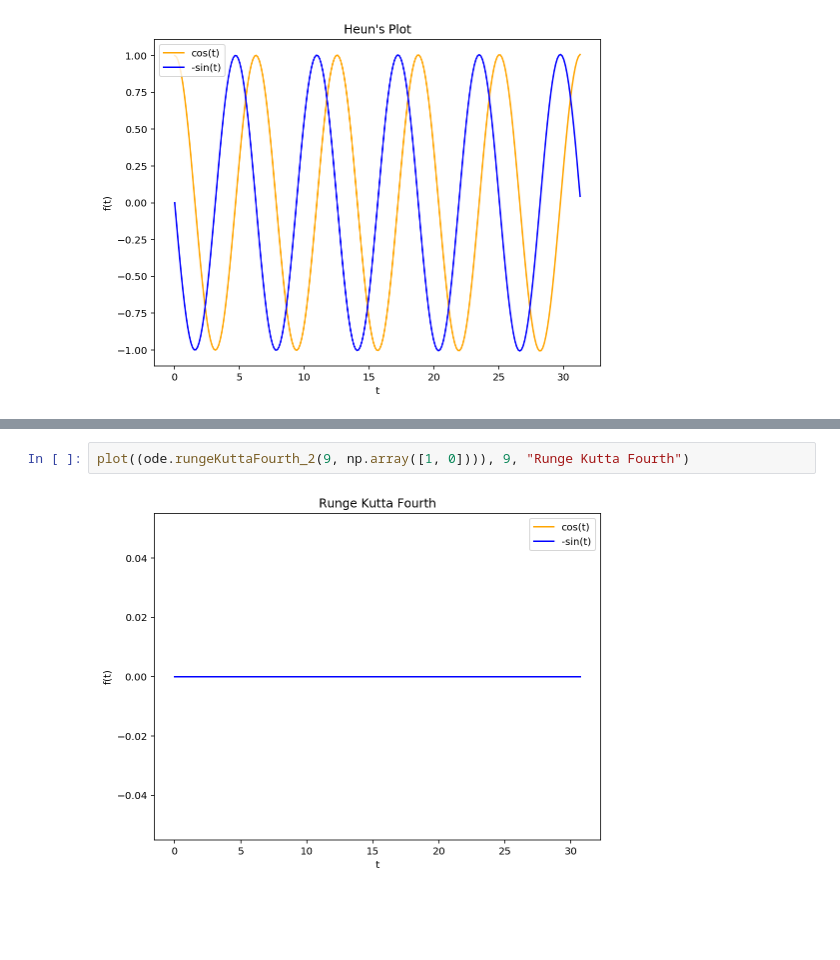
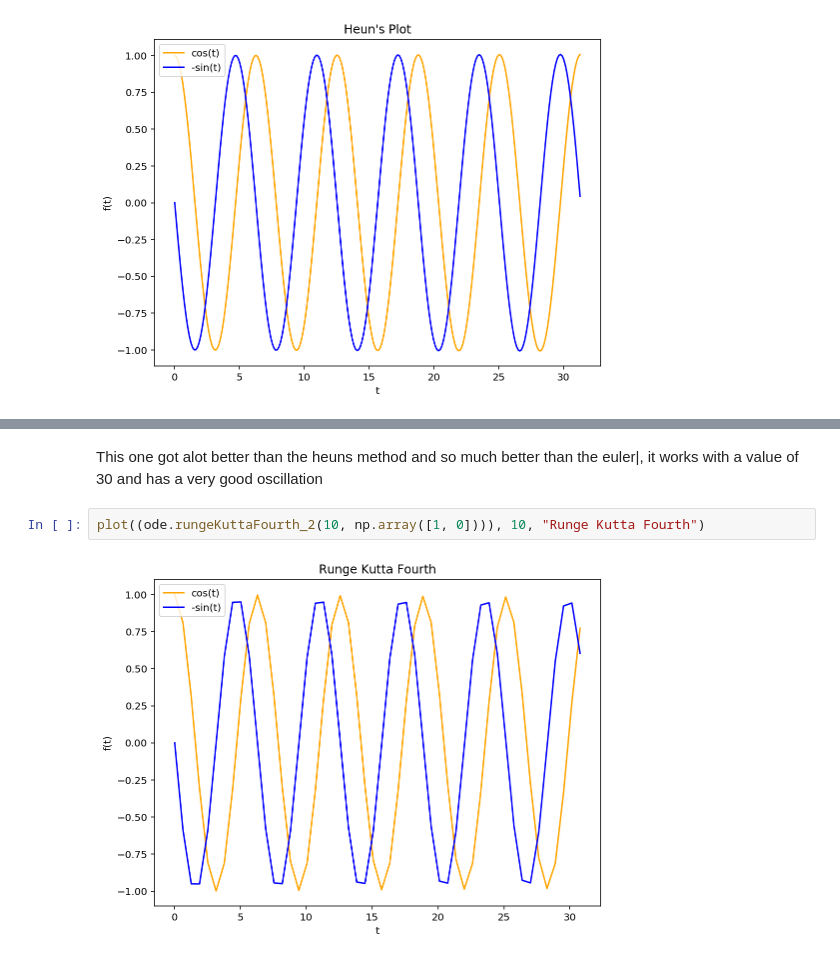
Before and after one commit to chapman-phys220-2018f/cw11-sorry-dressel, a Jupyter notebook: cw11.ipynb, the cells around one changed output, grey strips where cells are left out. Drawn from its saved outputs; the diff is of its cells as text; blank space fills up the shorter version.

```diff
--- a/cw11.ipynb
+++ b/cw11.ipynb
@@ -33,4 +57,6 @@ plot((ode.rungeKuttaSecond_2(30, np.array([1, 0]))), 30, "Runge Kutta Second")
+# %% [markdown]
+This one got alot better than the heuns method and so much better than the euler|, it works with a value of 30 and has a very good oscillation
 # %%
-plot((ode.rungeKuttaFourth_2(9, np.array([1, 0]))), 9, "Runge Kutta Fourth")
+plot((ode.rungeKuttaFourth_2(10, np.array([1, 0]))), 10, "Runge Kutta Fourth")
 # %% [output]
-[figure, old version]
+[figure, new version]
```
Also changed, not shown: parts of 13 cells of this notebook, 1 other file.
